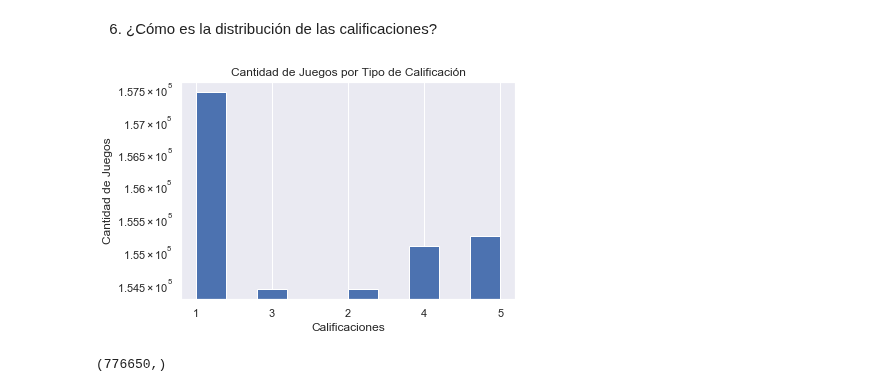
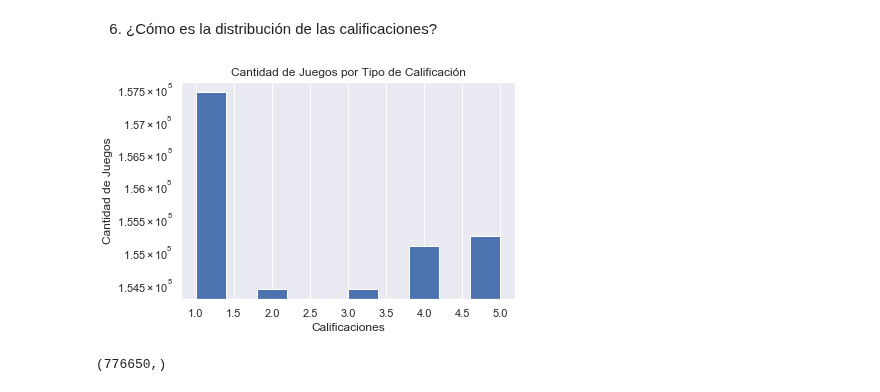
Before and after one commit to alseveso/AcamicaDS, a Jupyter notebook: Proyecto 3/A. Proyecto 03_Alejandra Seveso.ipynb, the cells around one changed output. Saved outputs shown, nothing was run; the diff lists cells and outputs as text; code cells hidden in the pictures.

```diff
--- a/Proyecto 3/A. Proyecto 03_Alejandra Seveso.ipynb
+++ b/Proyecto 3/A. Proyecto 03_Alejandra Seveso.ipynb
@@ -348,6 +348,6 @@ df3
 * *La cantidad de horas jugadas por cada usuario para cada juego, será en éste caso, determinante a la hora de establecer un ranking de calificaciones.*
 * *Se determinan 5 puntuaciones que **van del 1 a 5**, determinadas en función a la distribución de los datos, y ponderando que en cada una de ellas se hallen una cantidad de valores similares.*
 # %%
-df3['ranking'] = pd.qcut(df3.hours, 5, labels=['1', '2', '3', '4', '5'])
+df3['rating'] = pd.qcut(df3.hours, 5, labels=['1', '2', '3', '4', '5'])
 print (df3)
 # %% [output]
@@ -390,0 +392,2 @@ Categories (5, object): ['1' < '2' < '3' < '4' < '5']
+# %%
+df3['rating'] = df3['rating'].astype(int)
@@ -391,4 +400,4 @@ Categories (5, object): ['1' < '2' < '3' < '4' < '5']
 # %%
-final_reviews = df3[['username','ranking','product_id']]
+final_reviews = df3[['username','rating','product_id']]
 final_reviews
 # %% [output]
@@ -657,12 +665,12 @@ plt.show()
 # %% [markdown]
 6. ¿Cómo es la distribución de las calificaciones?
 # %%
-final_reviews['ranking'].hist(log= True)
+final_reviews['rating'].hist(log= True)
 
 plt.xlabel('Calificaciones')
 plt.ylabel('Cantidad de Juegos')
 plt.title('Cantidad de Juegos por Tipo de Calificación')
 plt.show()
 # %% [output]
-[figure, old version]
+[figure, new version]
 # %%
```
Also changed, not shown: parts of 81 cells of this notebook, 2 other files.
